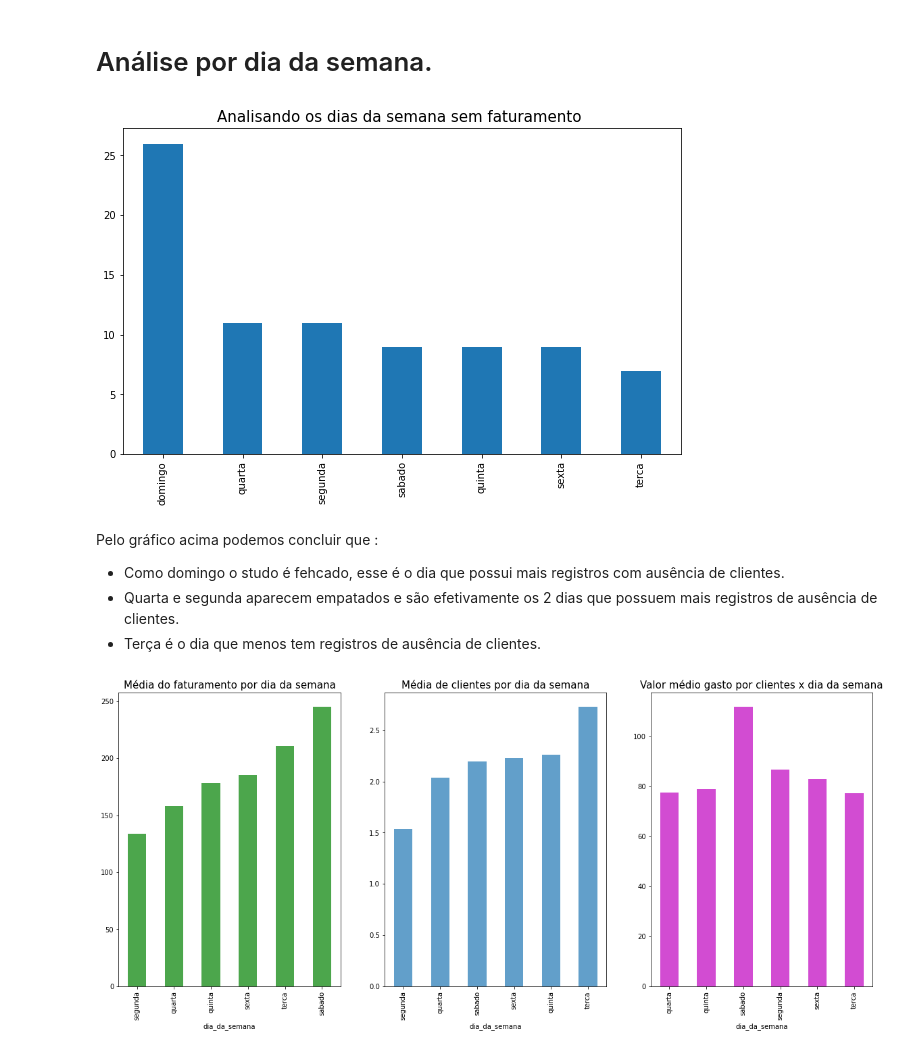
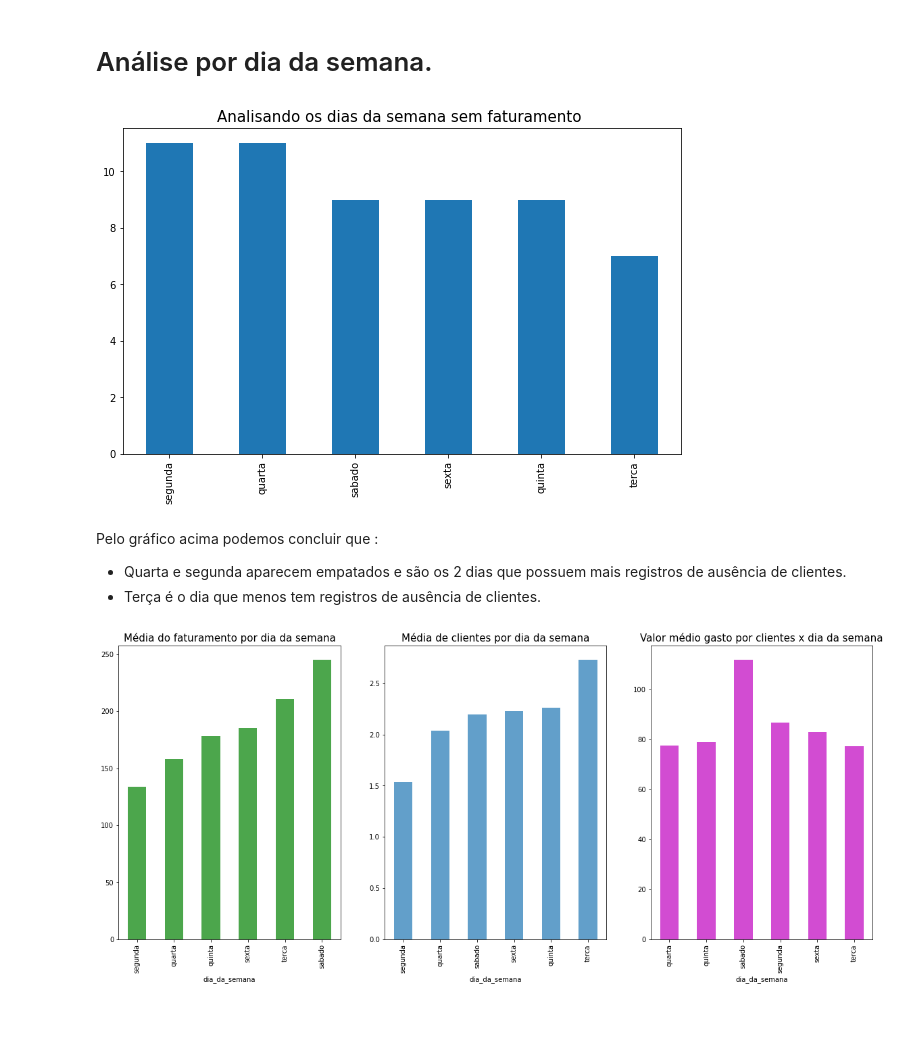
Before and after one commit to robertferro/previsao_faturamento_studio_estetica, a Jupyter notebook: 2 - Análise exploratória dos dados (EDA)/EDA_studio.ipynb, the cells around one changed output. Cells and saved outputs as stored; diff of their text form; code cells hidden in the pictures; blank space fills up the shorter version.

```diff
--- a/2 - Análise exploratória dos dados (EDA)/EDA_studio.ipynb
+++ b/2 - Análise exploratória dos dados (EDA)/EDA_studio.ipynb
@@ -96,16 +96,15 @@ memory usage: 31.6+ KB
 # %%
 # Contabilizando os dias de negócioque tiveram faturamento zero.
 
-df[df['qtde_clientes']==0].dia_da_semana.value_counts().plot(kind='bar',figsize=(10,6))
+df[(df['dia_da_semana']!="domingo") & (df['qtde_clientes']==0)].dia_da_semana.value_counts().plot(kind='bar',figsize=(10,6))
 plt.title('Analisando os dias da semana sem faturamento ', fontsize=15)
 plt.show()
 # %% [output]
-[figure, old version]
+[figure, new version]
 # %% [markdown]
 Pelo gráfico acima podemos  concluir que :
 
-  - Como domingo o studo é fehcado, esse é o dia que  possui mais registros com ausência de clientes.
-  - Quarta e segunda aparecem empatados e são efetivamente os 2 dias que possuem mais registros de ausência de clientes.
+  - Quarta e segunda aparecem empatados e são os 2 dias que possuem mais registros de ausência de clientes.
   - Terça é o dia que menos tem registros de ausência de clientes.
 # %%
 fig,ax= plt.subplots(1,3,figsize=(20,8))
```
Also changed, not shown: parts of 5 cells of this notebook.
